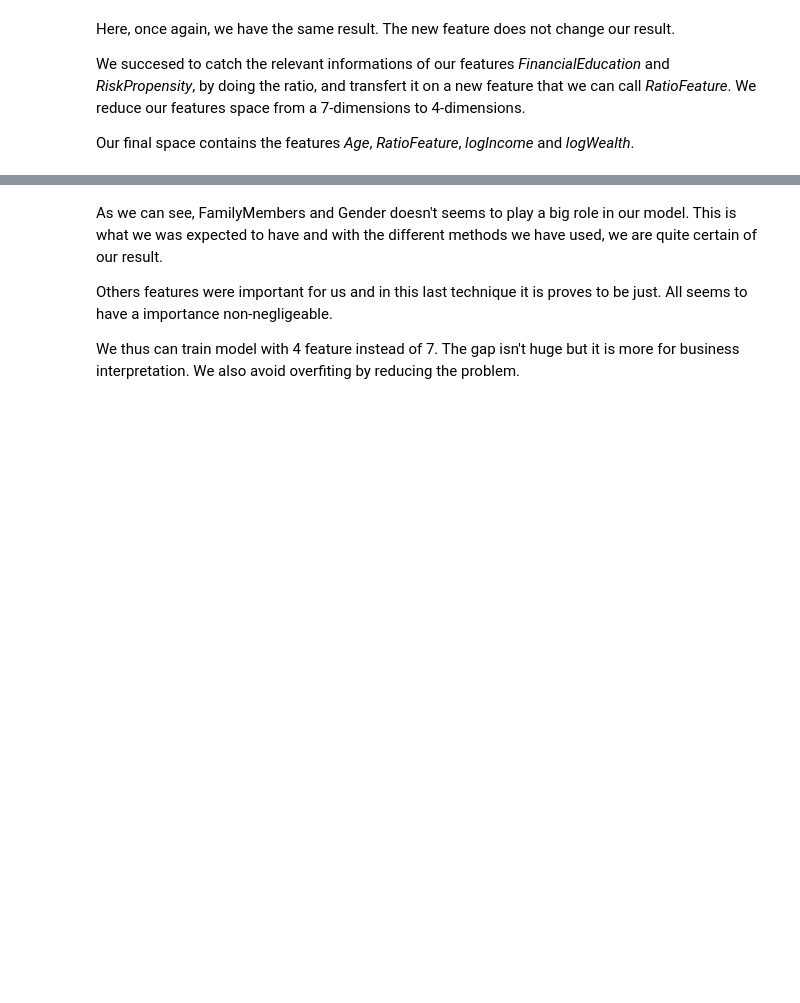
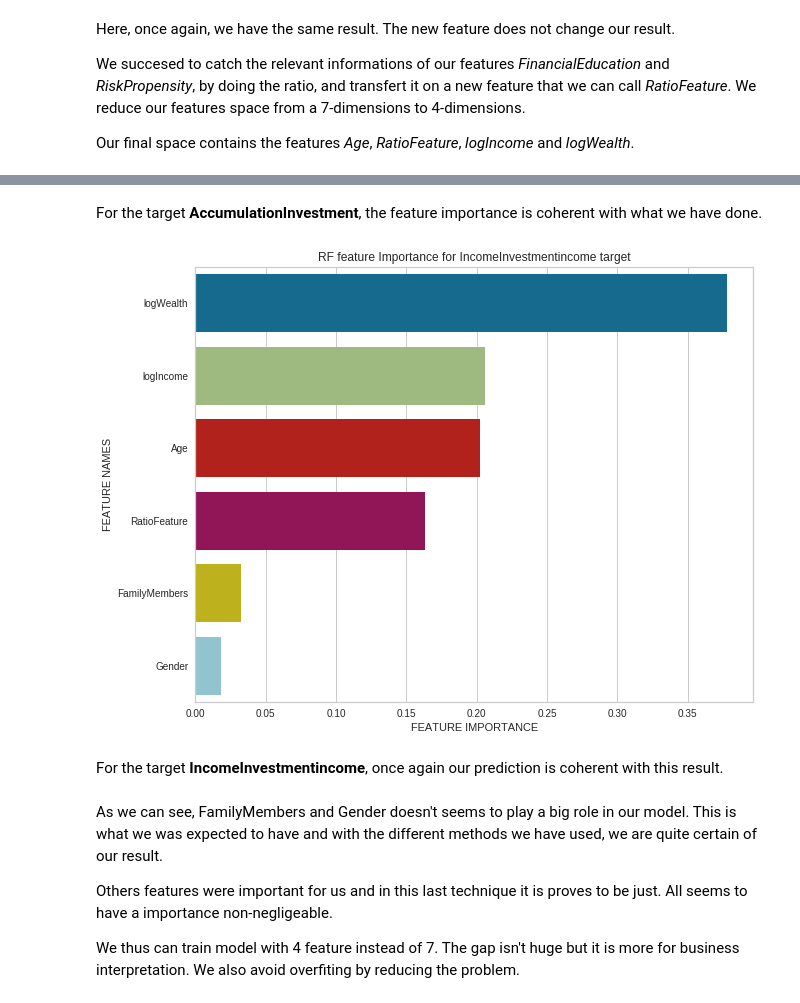
Before and after one commit to Emmalito/ML_BC2, a Jupyter notebook: src/2_Preprocessing.ipynb, the cells around one changed output, grey strips where cells are left out. Saved outputs shown, nothing was run; the diff lists cells and outputs as text; code cells hidden in the pictures; blank space fills up the shorter version.

```diff
--- a/src/2_Preprocessing.ipynb
+++ b/src/2_Preprocessing.ipynb
@@ -379,3 +359,11 @@ plot_feature_importance(IncomeRF.feature_importances_, c,'RANDOM FOREST for inco
+# %% [markdown]
+For the target **AccumulationInvestment**, the feature importance is coherent with what we have done.
+# %%
+plot_feature_importance(IncomeRF.feature_importances_, c,'RF feature Importance for IncomeInvestmentincome target')
+# %% [output]
+[figure, added]
+# %% [markdown]
+For the target **IncomeInvestmentincome**, once again our prediction is coherent with this result.
 # %% [markdown]
 As we can see, FamilyMembers and Gender doesn't seems to play a big role in our model. This is what we was expected to have and with the different methods we have used, we are quite certain of our result.
 
```
Also changed, not shown: parts of 17 cells of this notebook.
